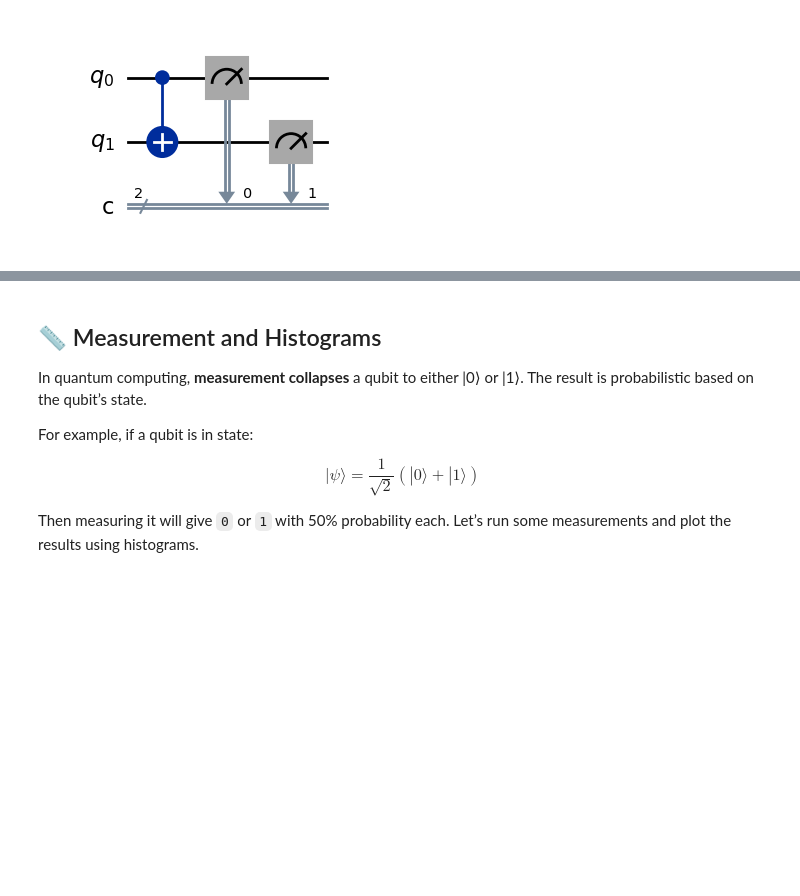
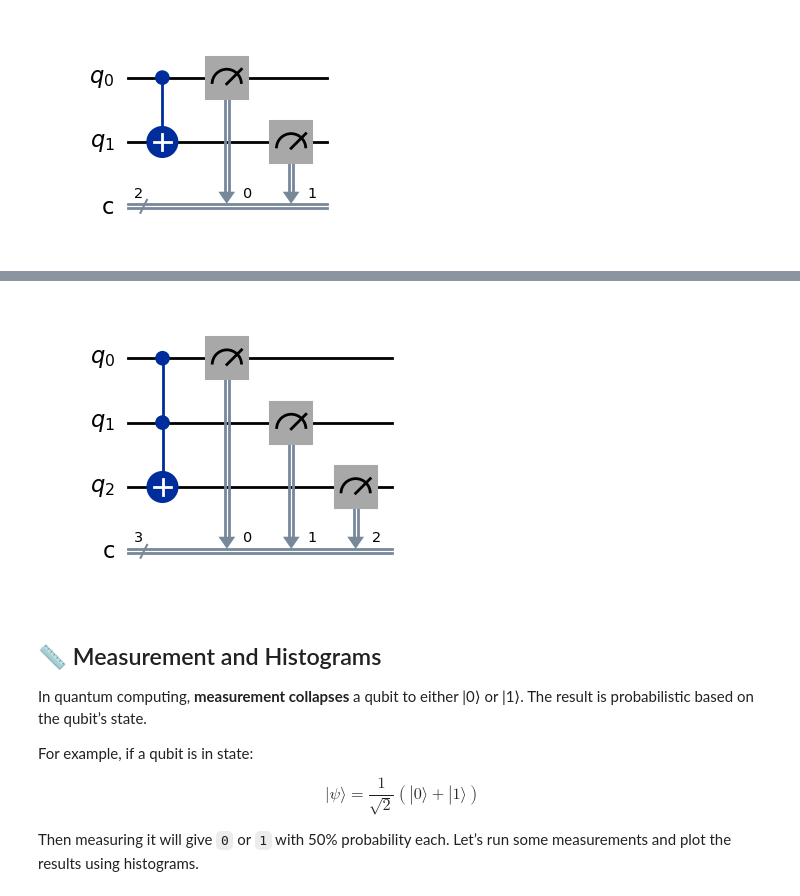
Before and after one commit to quantum-gabo/Quantum-Computing-Club, a Jupyter notebook: meetings/meeting02/Quantum_Workshop_Coding_Session.ipynb, the cells around one changed output, grey strips where cells are left out. Saved outputs shown, nothing was run; the diff lists cells and outputs as text; code cells hidden in the pictures; blank space fills up the shorter version.

```diff
--- a/meetings/meeting02/Quantum_Workshop_Coding_Session.ipynb
+++ b/meetings/meeting02/Quantum_Workshop_Coding_Session.ipynb
@@ -194,3 +259,14 @@ qc.draw('mpl')
+# %%
+# Toffoli gate example
+qc = QuantumCircuit(3, 3)
+qc.ccx(0, 1, 2)
+qc.measure(0, 0)
+qc.measure(1, 1)
+qc.measure(2, 2)
+qc.draw('mpl')
+plt.show()
+# %% [output]
+[figure, added]
 # %% [markdown]
 ## 📏 Measurement and Histograms
 
```
Also changed, not shown: parts of 25 cells of this notebook, 3 other files.
